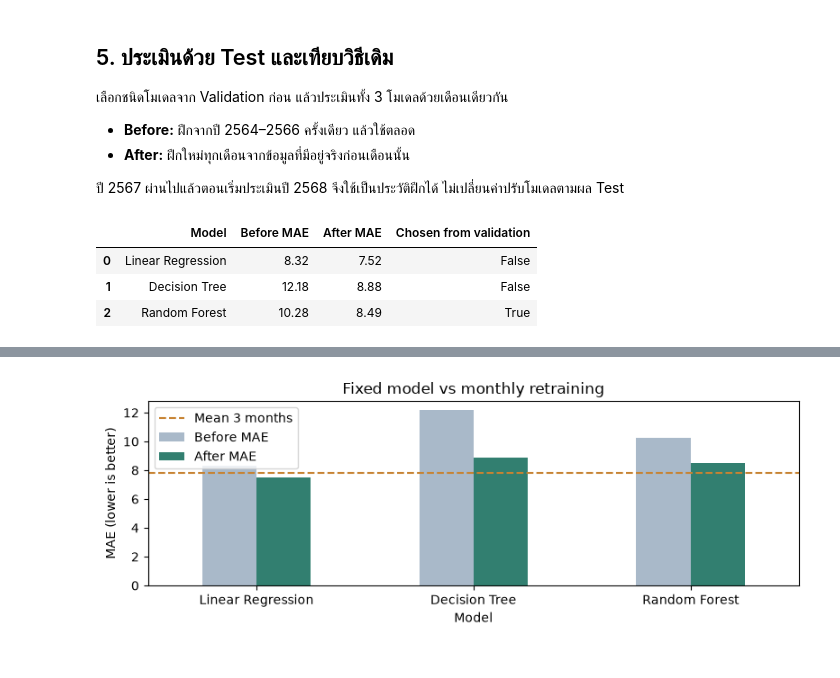
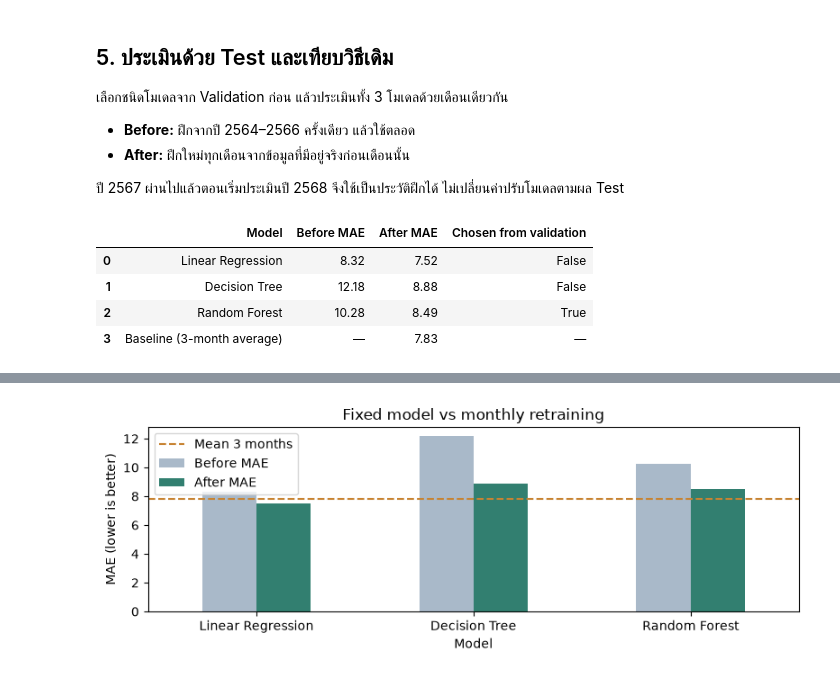
Before and after one commit to entezs/road-accident-forecast, a Jupyter notebook: notebooks/Road_Accident_Monthly_Forecasting.ipynb, the cells around one changed output, grey strips where cells are left out. Saved outputs shown, nothing was run; the diff lists cells and outputs as text; code cells hidden in the pictures.

```diff
--- a/notebooks/Road_Accident_Monthly_Forecasting.ipynb
+++ b/notebooks/Road_Accident_Monthly_Forecasting.ipynb
@@ -376,9 +453,20 @@ print("ฝึก Decision Tree แล้ว")
 ฝึก Decision Tree แล้ว
 # %%
 # 3. Random Forest: รวมต้นไม้หลายต้นเพื่อช่วยให้ผลนิ่งขึ้น
-forest_model = make_pipeline(clone(prepare),
-    RandomForestRegressor(n_estimators=100, max_depth=4, min_samples_leaf=3, random_state=42))
+# รวมขั้นตอนเตรียมข้อมูลและโมเดล
+forest_model = make_pipeline(
+    clone(prepare),
+    RandomForestRegressor(
+        n_estimators=100,    # ใช้ต้นไม้ 100 ต้น
+        max_depth=4,         # จำกัดความลึกของแต่ละต้น
+        min_samples_leaf=3,  # แต่ละกลุ่มปลายทางมีอย่างน้อย 3 แถว
+        random_state=42      # ให้ได้ผลเหมือนเดิมเมื่อใช้ข้อมูลเดิม
+    )
+)
+
+# ฝึกโมเดลด้วยข้อมูลชุดเดียวกับอีกสองโมเดล
 forest_model.fit(X_train, y_train)
+
 print("ฝึก Random Forest แล้ว")
 # %% [output]
 ฝึก Random Forest แล้ว
@@ -428,21 +565,58 @@ print("เลือกจาก Validation:", best_name)
 
 ปี 2567 ผ่านไปแล้วตอนเริ่มประเมินปี 2568 จึงใช้เป็นประวัติฝึกได้ ไม่เปลี่ยนค่าปรับโมเดลตามผล Test
 # %%
-# ตอนเริ่ม Test เราทราบข้อมูลถึงสิ้นปี 2567 แล้ว
+# เซลล์นี้เปรียบเทียบวิธีฝึกโมเดลบนชุด Test ปี 2025–2026
+
+# ก่อนเริ่ม Test เราทราบข้อมูล Train และปี 2024 แล้ว
 history = pd.concat([train_clean, validation], ignore_index=True)
-test_rows, predictions_by_model = [], {}
+
+# เตรียมที่เก็บคะแนนและผลทำนาย
+test_rows = []
+predictions_by_model = {}
+
 for name, model in models.items():
-    old_prediction = np.maximum(0, model.predict(test[features]))
+    # วิธีเดิม: ใช้โมเดลที่ฝึกจาก Train ครั้งเดียว
+    old_prediction = model.predict(test[features])
+    old_prediction = np.maximum(0, old_prediction)
+
+    # วิธีใหม่: ฝึกใหม่จากข้อมูลอดีตก่อนทำนายแต่ละเดือน
     result = predict_each_month(model, history.copy(), test)
+
+    # เก็บผลทำนายไว้ใช้วาดกราฟภายหลัง
     predictions_by_model[name] = result
-    test_rows.append({"Model": name,
-        "Before MAE": mean_absolute_error(test["count"], old_prediction),
-        "After MAE": mean_absolute_error(result["actual"], result["prediction"])})
+
+    # คำนวณ MAE ของทั้งสองวิธี
+    before_mae = mean_absolute_error(test["count"], old_prediction)
+    after_mae = mean_absolute_error(result["actual"], result["prediction"])
+
+    # เก็บคะแนนของโมเดลนี้
+    test_rows.append({
+        "Model": name,
+        "Before MAE": before_mae,
+        "After MAE": after_mae
+    })
+
+# รวมคะแนนเป็นตาราง
 test_scores = pd.DataFrame(test_rows)
-test_scores["Chosen from validation"] = test_scores["Model"].eq(best_name)
-test_scores.round(2)
+
+# ระบุว่าโมเดลไหนถูกเลือกจาก Validation
+test_scores["Chosen from validation"] = test_scores["Model"] == best_name
+
+# คำนวณ MAE ของ Baseline จากค่าเฉลี่ยจำนวนเหตุ 3 เดือนก่อนหน้า
+baseline_mae = mean_absolute_error(test["count"], test["mean3"])
+
+# เพิ่ม Baseline ในตารางแสดงผล
+baseline_row = pd.DataFrame([{
+    "Model": "Baseline (3-month average)",
+    "Before MAE": "—",
+    "After MAE": round(baseline_mae, 2),
+    "Chosen from validation": "—"
+}])
+test_comparison = pd.concat([test_scores.round(2), baseline_row], ignore_index=True)
+test_comparison
 # %% [output]
 |  | Model | Before MAE | After MAE | Chosen from validation |
 | 0 | Linear Regression | 8.32 | 7.52 | False |
 | 1 | Decision Tree | 12.18 | 8.88 | False |
 | 2 | Random Forest | 10.28 | 8.49 | True |
+| 3 | Baseline (3-month average) | — | 7.83 | — |
```
Also changed, not shown: parts of 39 cells of this notebook.
